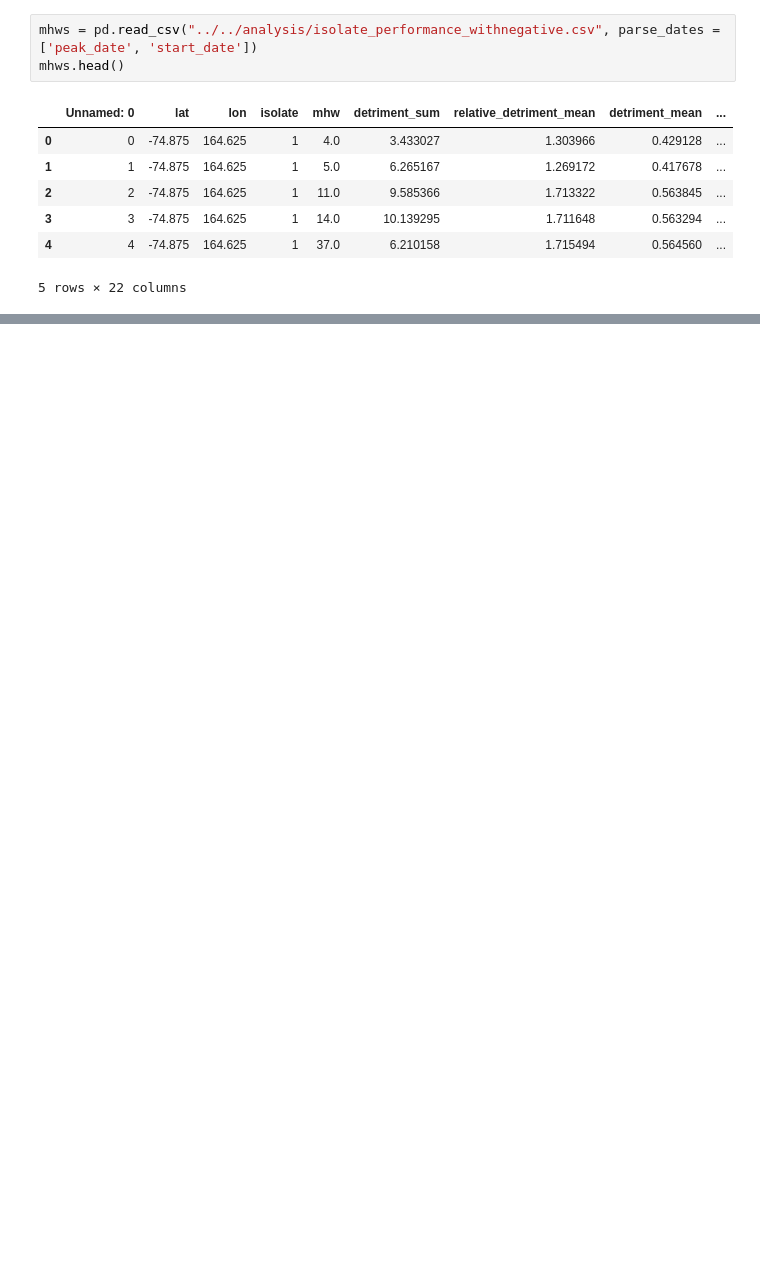
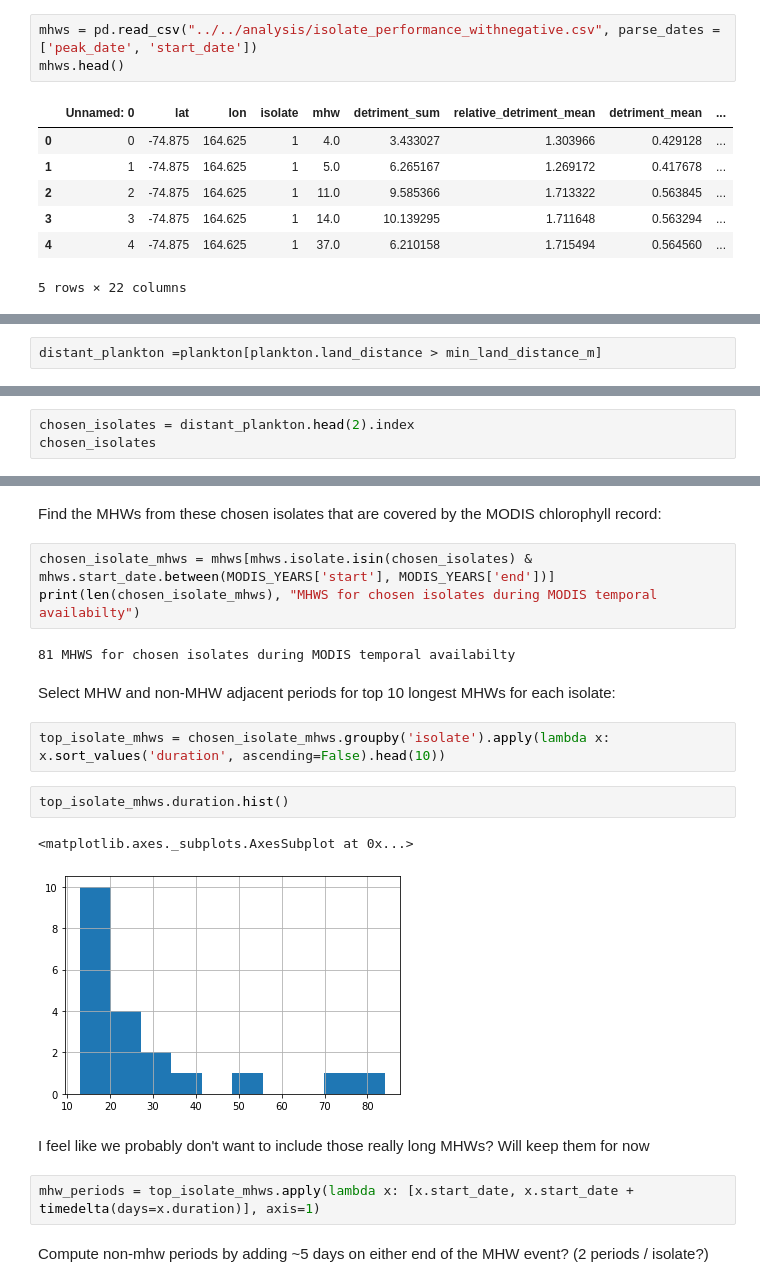
Before and after one commit to HuckleyLab/phyto-mhw, a Jupyter notebook: validation/MODIS/modis.ipynb, the cells around one changed output, grey strips where cells are left out. Drawn from its saved outputs; the diff is of its cells as text; blank space fills up the shorter version.

Commit message:
begin MODIS validation notebook

```diff
--- a/validation/MODIS/modis.ipynb
+++ b/validation/MODIS/modis.ipynb
@@ -79,0 +110,2 @@ isolate_locations.iloc[isolate_locations.to_crs(epsg=3857).distance(landmasses.c
+# %%
+distant_plankton =plankton[plankton.land_distance > min_land_distance_m]
@@ -79,0 +129,3 @@ isolate_locations.iloc[isolate_locations.to_crs(epsg=3857).distance(landmasses.c
+# %%
+chosen_isolates = distant_plankton.head(2).index
+chosen_isolates
@@ -79,0 +142,22 @@ isolate_locations.iloc[isolate_locations.to_crs(epsg=3857).distance(landmasses.c
+# %% [markdown]
+Find the MHWs from these chosen isolates that are covered by the MODIS chlorophyll record:
+# %%
+chosen_isolate_mhws = mhws[mhws.isolate.isin(chosen_isolates) & mhws.start_date.between(MODIS_YEARS['start'], MODIS_YEARS['end'])]
+print(len(chosen_isolate_mhws), "MHWS for chosen isolates during MODIS temporal availabilty")
+# %% [output]
+81 MHWS for chosen isolates during MODIS temporal availabilty
+# %% [markdown]
+Select MHW and non-MHW adjacent periods for top 10 longest MHWs for each isolate:
+# %%
+top_isolate_mhws = chosen_isolate_mhws.groupby('isolate').apply(lambda x: x.sort_values('duration', ascending=False).head(10))
+# %%
+top_isolate_mhws.duration.hist()
+# %% [output]
+<matplotlib.axes._subplots.AxesSubplot at 0x...>
+[figure, added]
+# %% [markdown]
+I feel like we probably don't want to include those really long MHWs? Will keep them for now
+# %%
+mhw_periods = top_isolate_mhws.apply(lambda x: [x.start_date, x.start_date + timedelta(days=x.duration)], axis=1)
+# %% [markdown]
+Compute non-mhw periods by adding ~5 days on either end of the MHW event? (2 periods / isolate?)
```
Also changed, not shown: parts of 41 cells of this notebook.
